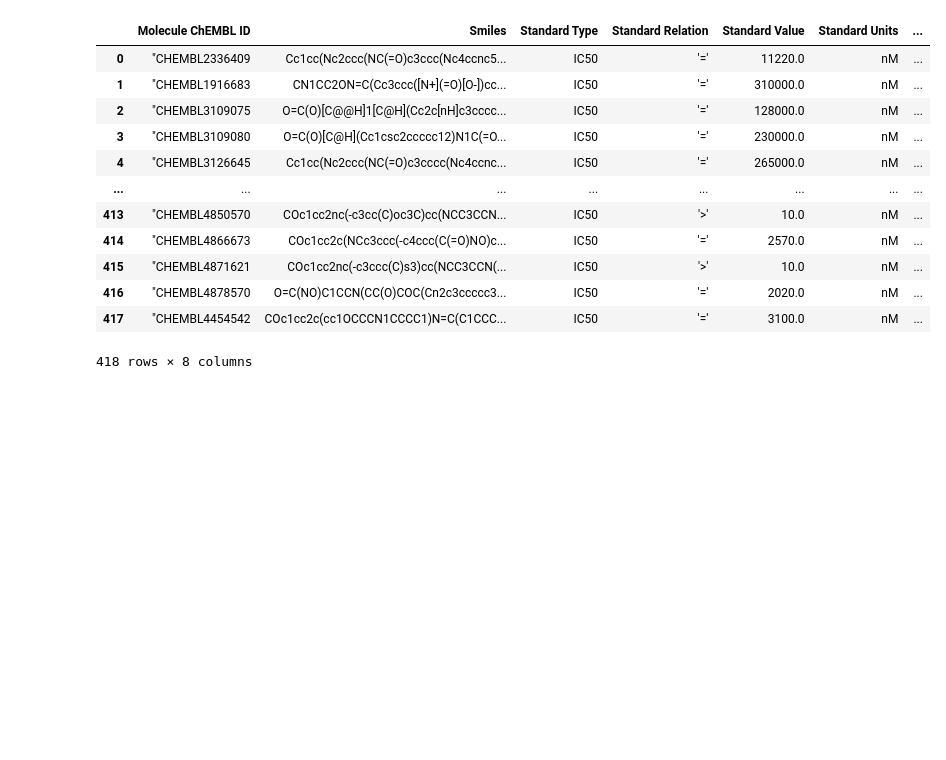
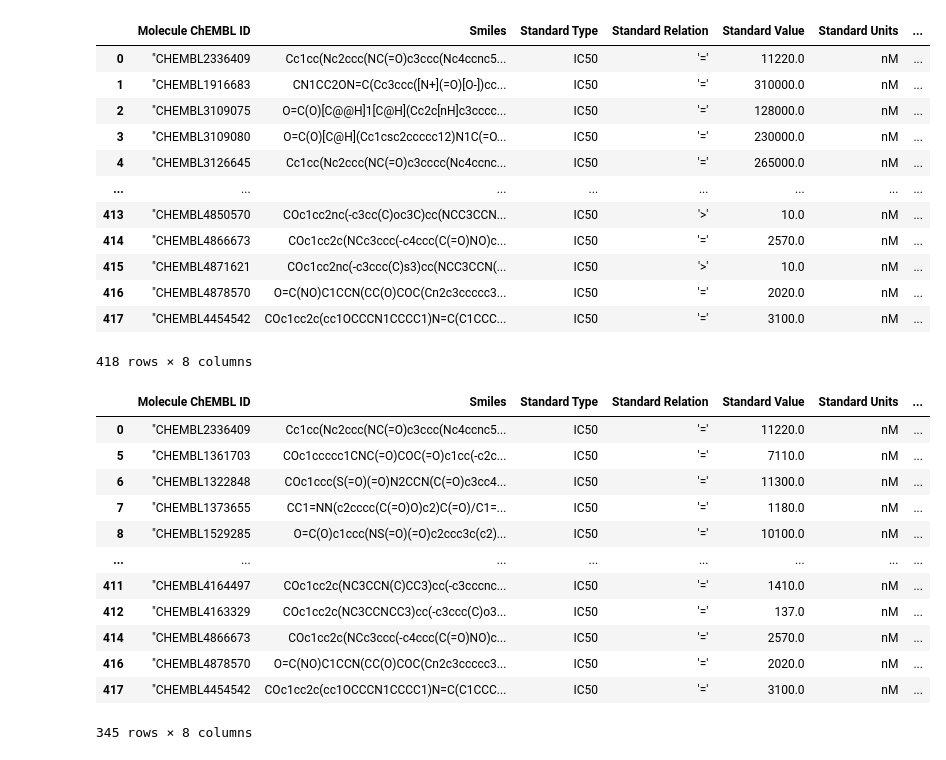
Before and after one commit to DIFACQUIM/Cursos, a Jupyter notebook: Curado_de_base_de_datos.ipynb, the cells around one changed output. Cells and saved outputs as stored; diff of their text form; code cells hidden in the pictures; blank space fills up the shorter version.

```diff
--- a/Curado_de_base_de_datos.ipynb
+++ b/Curado_de_base_de_datos.ipynb
@@ -179,5 +177,21 @@ DNMT1
 # %%
 # Delete rows with NaN (Not a Number) and None values from pandas DataFrame.
 DNMT1 = DNMT1.dropna()
+# %%
+DNMT1
+# %% [output]
+|  | Molecule ChEMBL ID | Smiles | Standard Type | Standard Relation | Standard Value | Standard Units | ... |
+| 0 | "CHEMBL2336409 | Cc1cc(Nc2ccc(NC(=O)c3ccc(Nc4ccnc5... | IC50 | '=' | 11220.0 | nM | ... |
+| 5 | "CHEMBL1361703 | COc1ccccc1CNC(=O)COC(=O)c1cc(-c2c... | IC50 | '=' | 7110.0 | nM | ... |
+| 6 | "CHEMBL1322848 | COc1ccc(S(=O)(=O)N2CCN(C(=O)c3cc4... | IC50 | '=' | 11300.0 | nM | ... |
+| 7 | "CHEMBL1373655 | CC1=NN(c2cccc(C(=O)O)c2)C(=O)/C1=... | IC50 | '=' | 1180.0 | nM | ... |
+| 8 | "CHEMBL1529285 | O=C(O)c1ccc(NS(=O)(=O)c2ccc3c(c2)... | IC50 | '=' | 10100.0 | nM | ... |
+| ... | ... | ... | ... | ... | ... | ... | ... |
+| 411 | "CHEMBL4164497 | COc1cc2c(NC3CCN(C)CC3)cc(-c3cccnc... | IC50 | '=' | 1410.0 | nM | ... |
+| 412 | "CHEMBL4163329 | COc1cc2c(NC3CCNCC3)cc(-c3ccc(C)o3... | IC50 | '=' | 137.0 | nM | ... |
+| 414 | "CHEMBL4866673 | COc1cc2c(NCc3ccc(-c4ccc(C(=O)NO)c... | IC50 | '=' | 2570.0 | nM | ... |
+| 416 | "CHEMBL4878570 | O=C(NO)C1CCN(CC(O)COC(Cn2c3ccccc3... | IC50 | '=' | 2020.0 | nM | ... |
+| 417 | "CHEMBL4454542 | COc1cc2c(cc1OCCCN1CCCC1)N=C(C1CCC... | IC50 | '=' | 3100.0 | nM | ... |
+345 rows × 8 columns
 # %%
 DNMT1.to_csv("DNMT1_curada.csv", sep=",", index=False)
```
Also changed, not shown: parts of 3 cells of this notebook.
